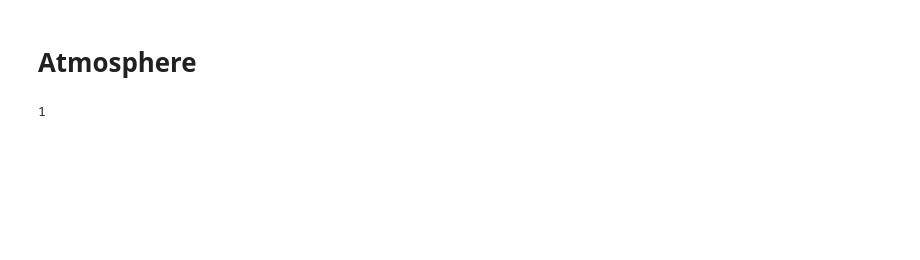
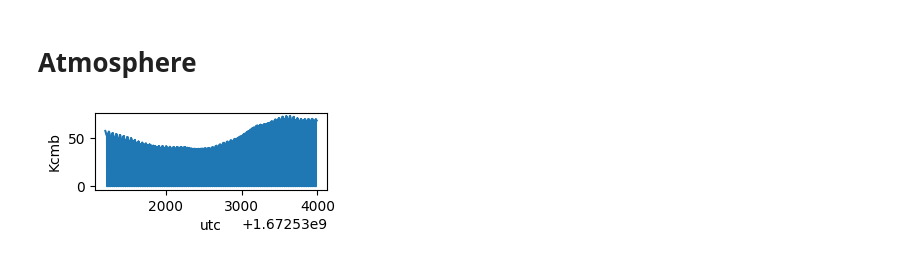
Before and after one commit to tterasaki/bcp, a Jupyter notebook: 220910_manual_planet_sim/manual_sim.ipynb, the cells around one changed output. Saved outputs shown, nothing was run; the diff lists cells and outputs as text; code cells hidden in the pictures; blank space fills up the shorter version.

```diff
--- a/220910_manual_planet_sim/manual_sim.ipynb
+++ b/220910_manual_planet_sim/manual_sim.ipynb
@@ -164,6 +180,7 @@ weights_azel.apply(data)
 # %% [markdown]
 # Atmosphere
 # %%
+
 sim_atmosphere_coarse = toast.ops.SimAtmosphere(
                                                 name="sim_atmosphere_coarse",
                                                 add_loading=False,
@@ -179,34 +196,34 @@ sim_atmosphere_coarse = toast.ops.SimAtmosphere(
                                                 gain=6e-4,
                                                 realization=1000000,
                                                 wind_dist=10000 * u.m,
                                                 enabled=True,
                                             )
 
 sim_atmosphere = toast.ops.SimAtmosphere(
                                         name="sim_atmosphere",
                                         add_loading=True,
                                         lmin_center=0.001 * u.m,
                                         lmin_sigma=0.0001 * u.m,
                                         lmax_center=1 * u.m,
                                         lmax_sigma=0.1 * u.m,
                                         xstep=5 * u.m,
                                         ystep=5 * u.m,
                                         zstep=5 * u.m,
                                         zmax=200 * u.m,
                                         gain=6e-5,
                                         wind_dist=3000 * u.m,
                                         enabled=True,
                                     )
 
 
 for sim_atm in sim_atmosphere_coarse, sim_atmosphere:
     if not sim_atm.enabled:
         continue
     sim_atm.detector_pointing = det_pointing_azel
     #if sim_atm.polarization_fraction != 0:
     #    sim_atm.detector_weights = ops.weights_azel
     sim_atm.apply(data)
+
+plot_one_timestream(data)
+# %% [output]
+[figure, added]
-# %%
-len(sim_atmosphere)
-# %% [output]
-1
```
Also changed, not shown: parts of 11 cells of this notebook.
